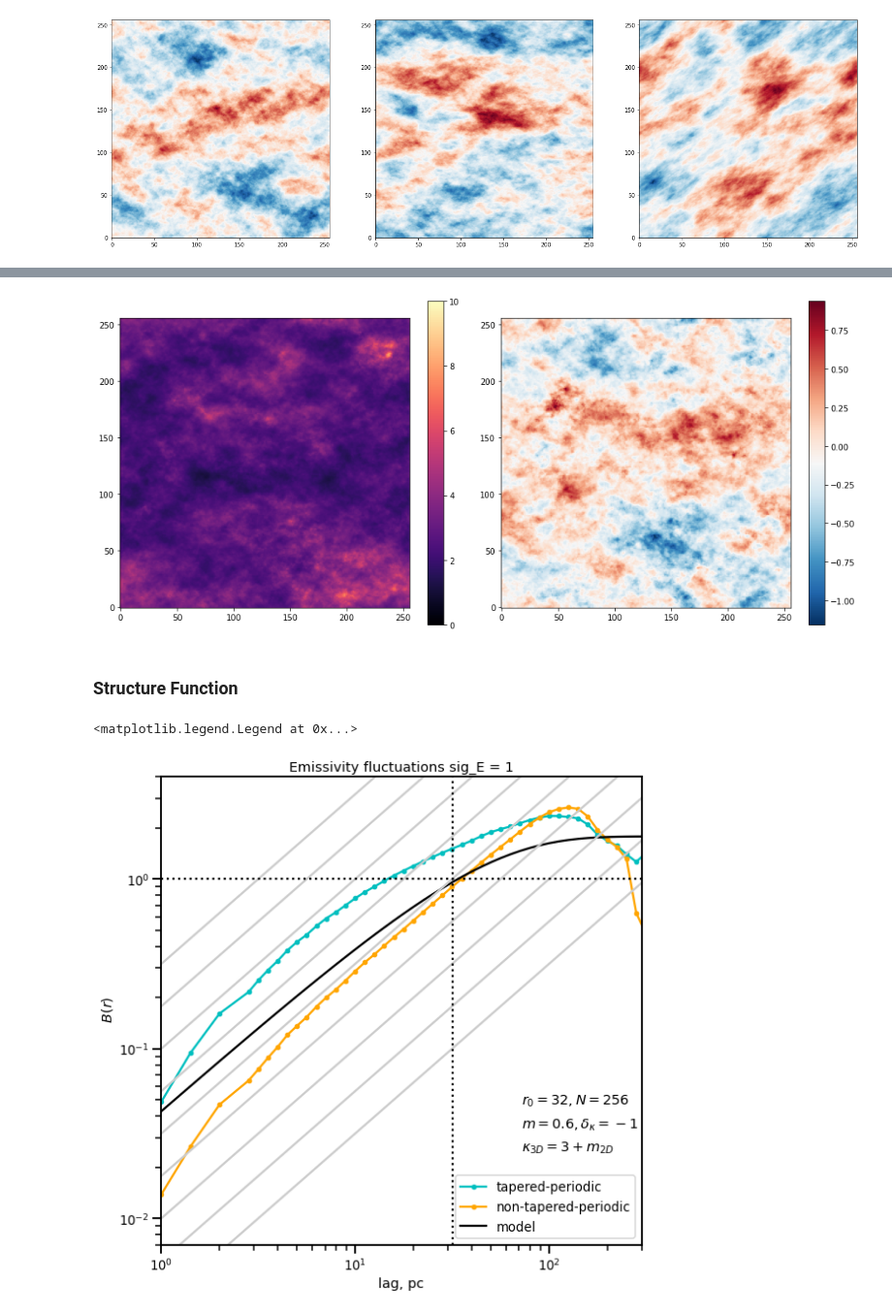
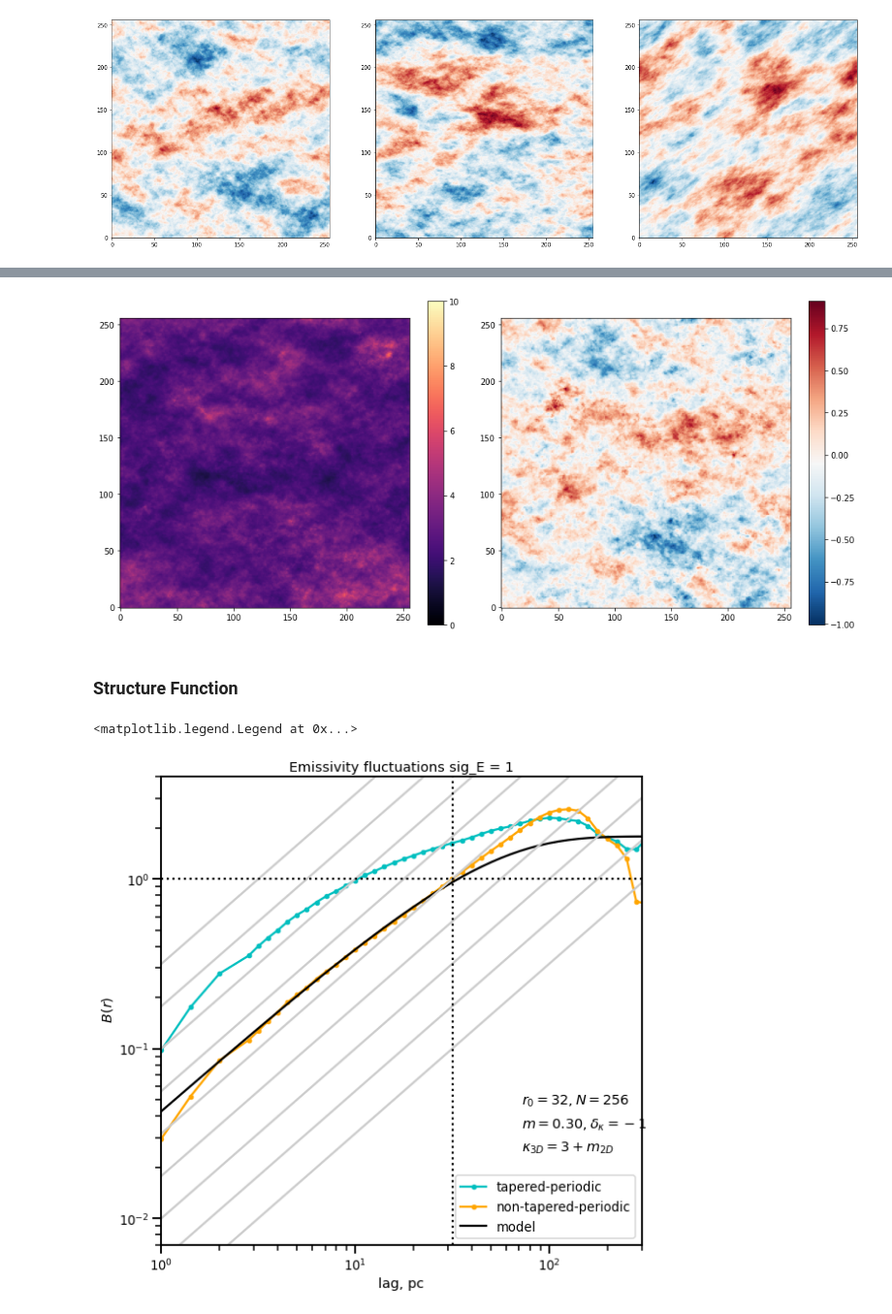
Before and after one commit to JavGVastro/PhD.Paper, a Jupyter notebook: Fake-Maps/fake-3d-maps/sf-fake-3d-maps-emissivity-fluct_m1_sigE_1.ipynb, the cells around one changed output, grey strips where cells are left out. Shown at 97% size. Cells and saved outputs as stored; diff of their text form; code cells hidden in the pictures.

Commit message:
M vs kappa plot

```diff
--- a/Fake-Maps/fake-3d-maps/sf-fake-3d-maps-emissivity-fluct_m1_sigE_1.ipynb
+++ b/Fake-Maps/fake-3d-maps/sf-fake-3d-maps-emissivity-fluct_m1_sigE_1.ipynb
@@ -33,7 +33,7 @@ import bfunc
 ## Basic Parameters
 r0 = 32.0
 N = 256
-m = 0.55
+m = 0.30
 # %%
 ## 3D non-tapered map
 
@@ -162,5 +162,5 @@ plt.colorbar()
 #plt.imshow(velocity_3.mean(2).value, origin='lower',cmap="RdBu_r")
 plt.tight_layout()
 # %% [output]
-[figure, old version]
+[figure, new version]
 # %%
@@ -211,35 +211,35 @@ B0 = sf0["Unweighted B(r)"][mask]
 ax.plot(r, B/ (cube.moment1().value).var(), marker=".", color="c", label= 'tapered-periodic')
 ax.plot(r, B0/ (cube_nt.moment1().value).var(), marker=".", color="orange", label= 'non-tapered-periodic')
 
 ax.plot(r, bfunc.bfunc04s(r, r0, (cube_nt.moment1().value).var(), 1, 0, 0, N)/(cube_nt.moment1().value).var(), color="black", label = 'model')
 #ax.plot(r, bfunc.bfunc04s(r, r0, (cube.moment1().value).var(), m, 0, 0, N)/(cube.moment1().value).var(), color="red")
 
 plt.title('Emissivity fluctuations sig_E = 1')
 
 rgrid = np.logspace(-1.0, 2.5)
 for a in np.logspace(-2.5, -0.5, 9):
     ax.plot(rgrid, a * rgrid ** 1, color="0.8")
 
 ax.axhline(1.0, color="k", linestyle="dotted")
 ax.axvline(r0, color="k", linestyle="dotted")
 #ax.axvline(N / 2, color="k", linestyle="dashed")
 #ax.axvline(N / 6, color="k", linestyle="dashed")
 ax.set(xscale="log", yscale="log",
        xlim=[1.0, 300], ylim=[7e-3, 4.0]
       )
 
 ax.text(.75, .30,'$r_0 = 32, N = 256$', transform=ax.transAxes)
-ax.text(.75, .25,'$m = 0.6, δ_{κ} = -1$', transform=ax.transAxes)
+ax.text(.75, .25,'$m = 0.30, δ_{κ} = -1$', transform=ax.transAxes)
 ax.text(.75, .20,'$κ_{3D} = 3 + m_{2D}$', transform=ax.transAxes)
 
 ax.set(
        xlabel='lag, pc',
        ylabel=r' $B(r)$'
       )
 plt.legend()
 # %% [output]
 <matplotlib.legend.Legend at 0x...>
-[figure, old version]
+[figure, new version]
 # %%
 print("--- %s seconds ---" % (time.time()-start_time))
 # %% [output]
```
Also changed, not shown: parts of 6 cells of this notebook, 18 other files.
